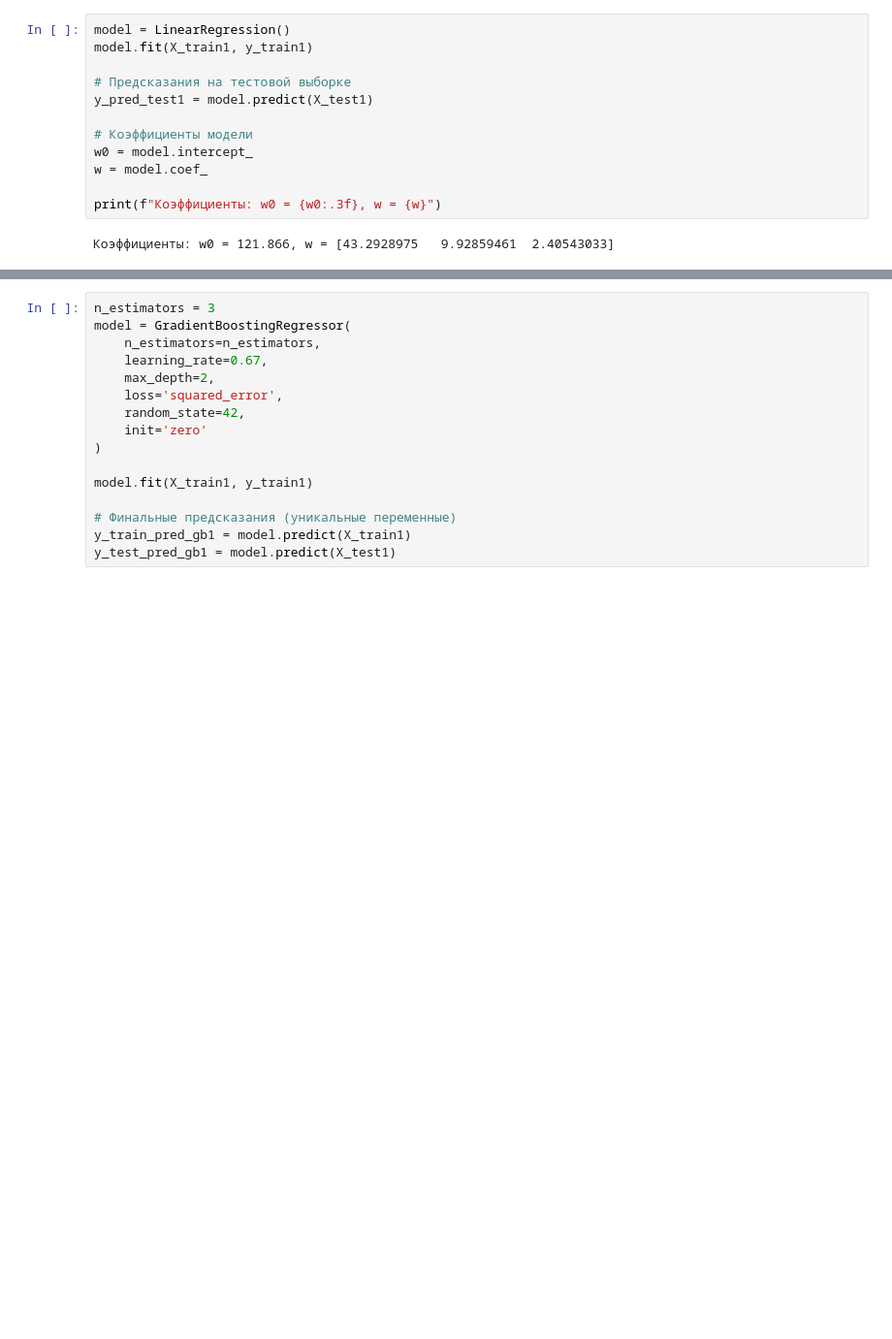
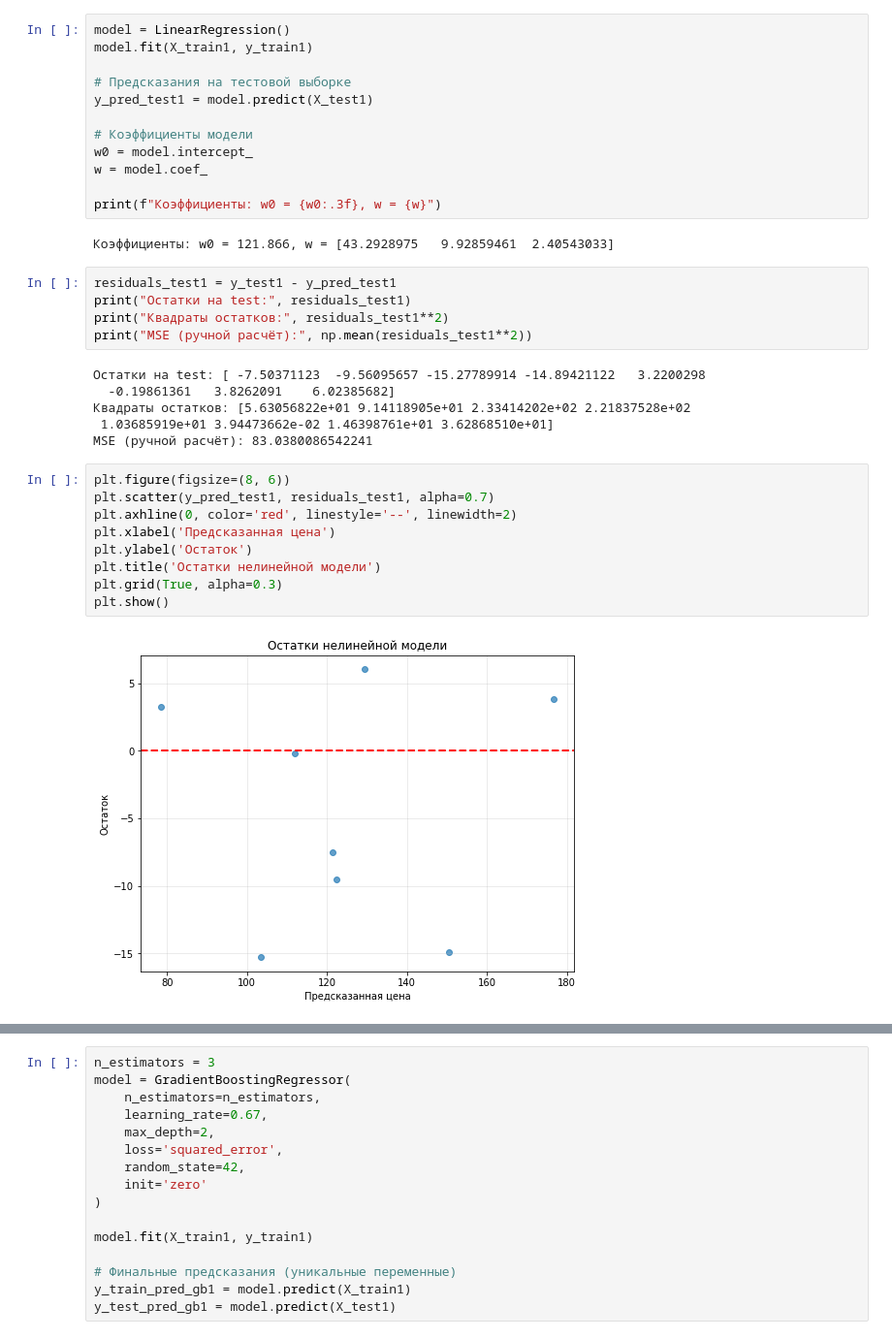
Before and after one commit to NataliYa0771/MY_INTEREST, a Jupyter notebook: Gradient Descent and Gradient Boosting on Linear and Nonlinear Data.ipynb, the cells around one changed output, grey strips where cells are left out. Shown: that part at 97% size. Saved outputs shown, nothing was run; the diff lists cells and outputs as text; blank space fills up the shorter version.

```diff
--- a/Gradient Descent and Gradient Boosting on Linear and Nonlinear Data.ipynb
+++ b/Gradient Descent and Gradient Boosting on Linear and Nonlinear Data.ipynb
@@ -1009,6 +1009,28 @@ w = model.coef_
 print(f"Коэффициенты: w0 = {w0:.3f}, w = {w}")
 # %% [output]
 Коэффициенты: w0 = 121.866, w = [43.2928975   9.92859461  2.40543033]
+# %%
+residuals_test1 = y_test1 - y_pred_test1
+print("Остатки на test:", residuals_test1)
+print("Квадраты остатков:", residuals_test1**2)
+print("MSE (ручной расчёт):", np.mean(residuals_test1**2))
+# %% [output]
+Остатки на test: [ -7.50371123  -9.56095657 -15.27789914 -14.89421122   3.2200298
+  -0.19861361   3.8262091    6.02385682]
+Квадраты остатков: [5.63056822e+01 9.14118905e+01 2.33414202e+02 2.21837528e+02
+ 1.03685919e+01 3.94473662e-02 1.46398761e+01 3.62868510e+01]
+MSE (ручной расчёт): 83.0380086542241
+# %%
+plt.figure(figsize=(8, 6))
+plt.scatter(y_pred_test1, residuals_test1, alpha=0.7)
+plt.axhline(0, color='red', linestyle='--', linewidth=2)
+plt.xlabel('Предсказанная цена')
+plt.ylabel('Остаток')
+plt.title('Остатки нелинейной модели')
+plt.grid(True, alpha=0.3)
+plt.show()
+# %% [output]
+[figure, added]
 # %%
 # Метрики на обучающей выборке
 y_pred_train1 = w0 + X_train1.dot(w)  # предсказания на train
```
Also changed, not shown: parts of 3 cells of this notebook.
